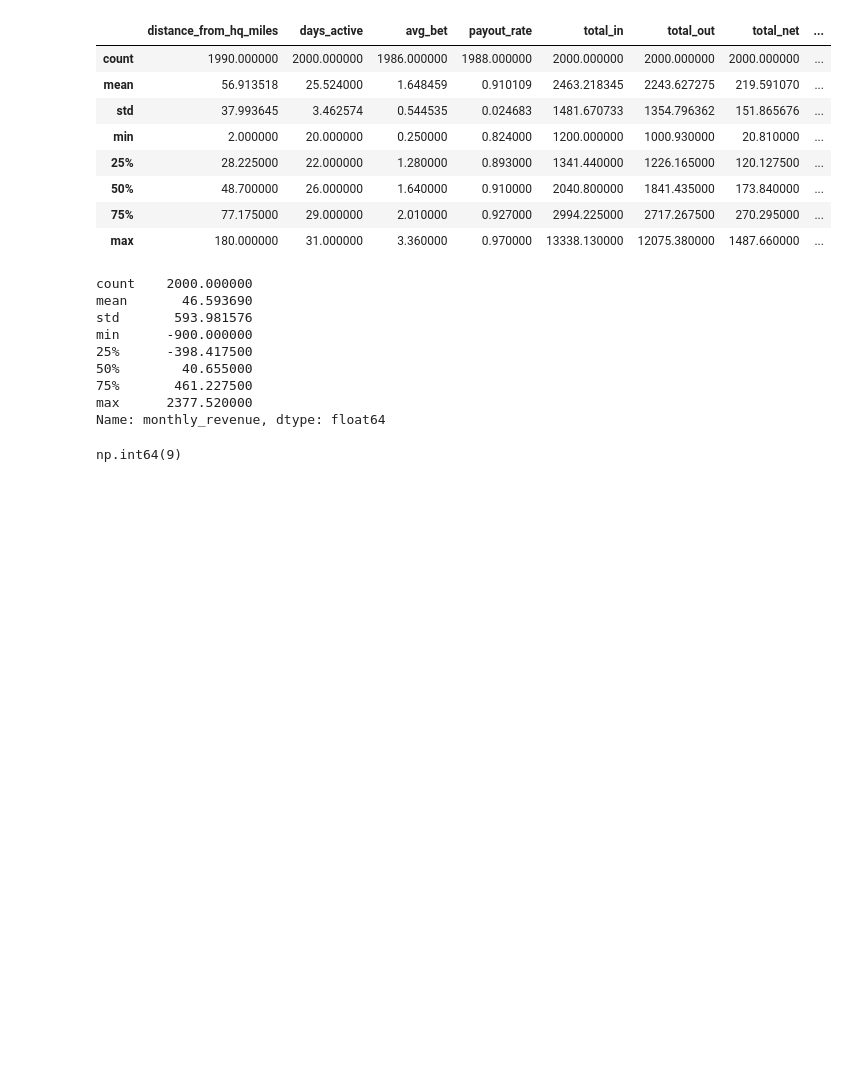
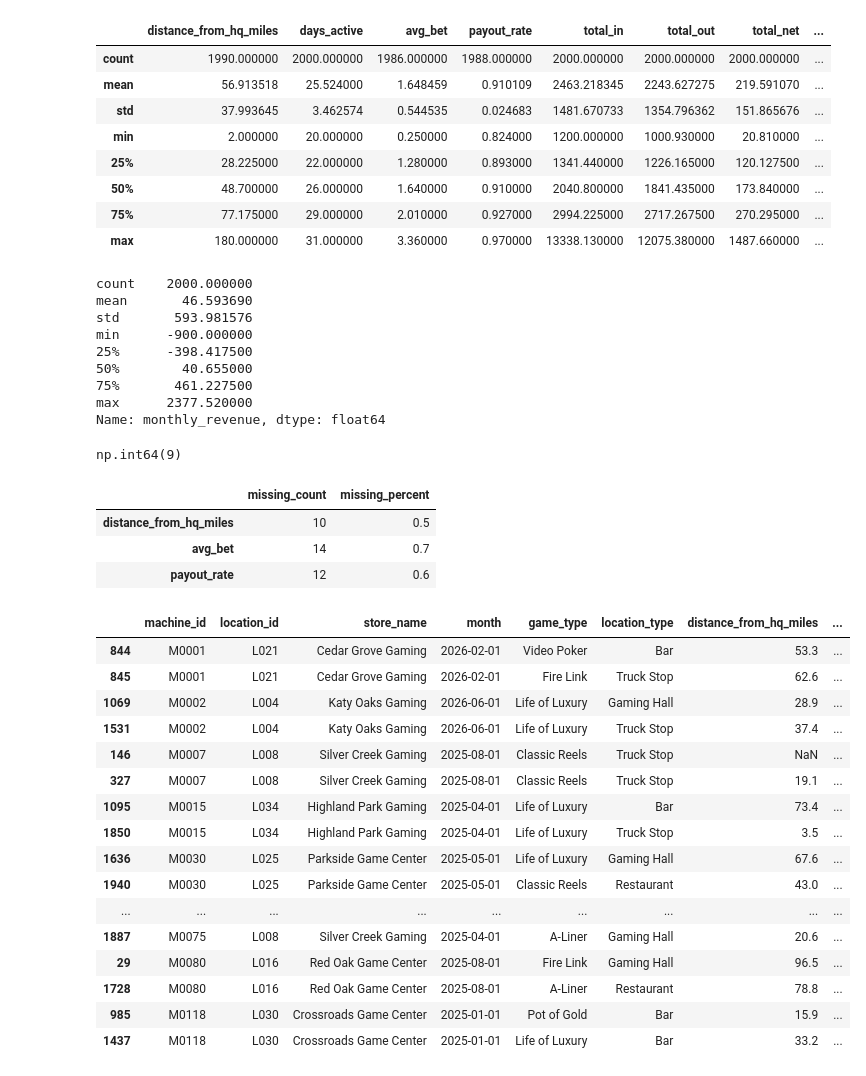
Before and after one commit to christran85-cyber/casino-game-revenue-prediction, a Jupyter notebook: casino_game_revenue_prediction.ipynb, the cells around one changed output. Cells and saved outputs as stored; diff of their text form; code cells hidden in the pictures; blank space fills up the shorter version.

```diff
--- a/casino_game_revenue_prediction.ipynb
+++ b/casino_game_revenue_prediction.ipynb
@@ -213,3 +213,44 @@ Name: monthly_revenue, dtype: float64
 df.duplicated(subset=["machine_id", "location_id", "month"]).sum()
 # %% [output]
 np.int64(9)
+# %%
+missing_summary = pd.DataFrame({
+    "missing_count": df.isnull().sum(),
+    "missing_percent": (df.isnull().sum() / len(df)) * 100
+})
+
+missing_summary[missing_summary["missing_count"] > 0]
+# %% [output]
+|  | missing_count | missing_percent |
+| distance_from_hq_miles | 10 | 0.5 |
+| avg_bet | 14 | 0.7 |
+| payout_rate | 12 | 0.6 |
+# %%
+duplicate_keys = df[
+    df.duplicated(
+        subset=["machine_id", "location_id", "month"],
+        keep=False
+    )
+].sort_values(
+    ["machine_id", "location_id", "month"]
+)
+
+duplicate_keys
+# %% [output]
+|  | machine_id | location_id | store_name | month | game_type | location_type | distance_from_hq_miles | ... |
+| 844 | M0001 | L021 | Cedar Grove Gaming | 2026-02-01 | Video Poker | Bar | 53.3 | ... |
+| 845 | M0001 | L021 | Cedar Grove Gaming | 2026-02-01 | Fire Link | Truck Stop | 62.6 | ... |
+| 1069 | M0002 | L004 | Katy Oaks Gaming | 2026-06-01 | Life of Luxury | Gaming Hall | 28.9 | ... |
+| 1531 | M0002 | L004 | Katy Oaks Gaming | 2026-06-01 | Life of Luxury | Truck Stop | 37.4 | ... |
+| 146 | M0007 | L008 | Silver Creek Gaming | 2025-08-01 | Classic Reels | Truck Stop | NaN | ... |
+| 327 | M0007 | L008 | Silver Creek Gaming | 2025-08-01 | Classic Reels | Truck Stop | 19.1 | ... |
+| 1095 | M0015 | L034 | Highland Park Gaming | 2025-04-01 | Life of Luxury | Bar | 73.4 | ... |
+| 1850 | M0015 | L034 | Highland Park Gaming | 2025-04-01 | Life of Luxury | Truck Stop | 3.5 | ... |
+| 1636 | M0030 | L025 | Parkside Game Center | 2025-05-01 | Life of Luxury | Gaming Hall | 67.6 | ... |
+| 1940 | M0030 | L025 | Parkside Game Center | 2025-05-01 | Classic Reels | Restaurant | 43.0 | ... |
+| ... | ... | ... | ... | ... | ... | ... | ... | ... |
+| 1887 | M0075 | L008 | Silver Creek Gaming | 2025-04-01 | A-Liner | Gaming Hall | 20.6 | ... |
+| 29 | M0080 | L016 | Red Oak Game Center | 2025-08-01 | Fire Link | Gaming Hall | 96.5 | ... |
+| 1728 | M0080 | L016 | Red Oak Game Center | 2025-08-01 | A-Liner | Restaurant | 78.8 | ... |
+| 985 | M0118 | L030 | Crossroads Game Center | 2025-01-01 | Pot of Gold | Bar | 15.9 | ... |
+| 1437 | M0118 | L030 | Crossroads Game Center | 2025-01-01 | Life of Luxury | Bar | 33.2 | ... |
```
Also changed, not shown: parts of 32 cells of this notebook.
